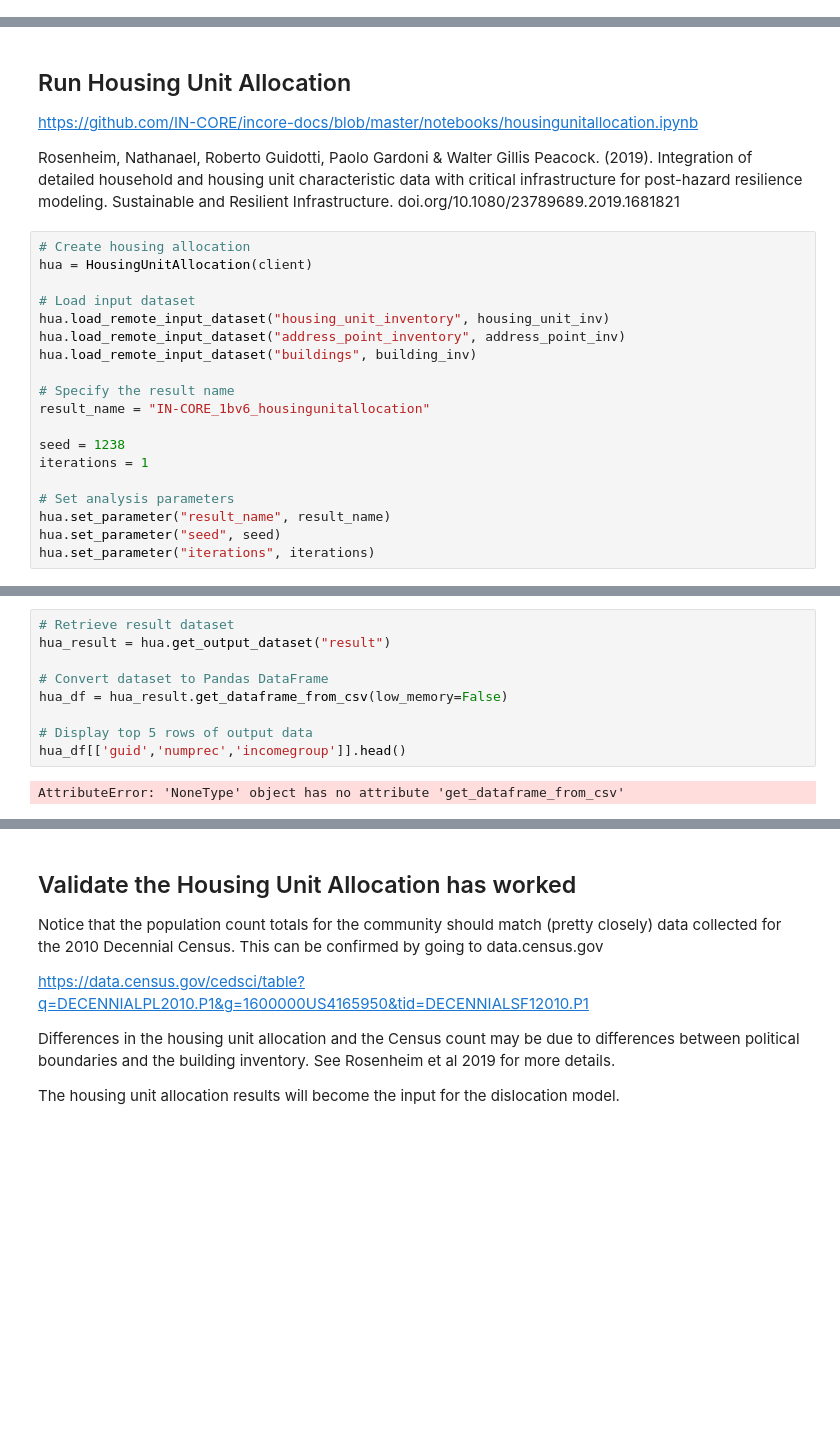
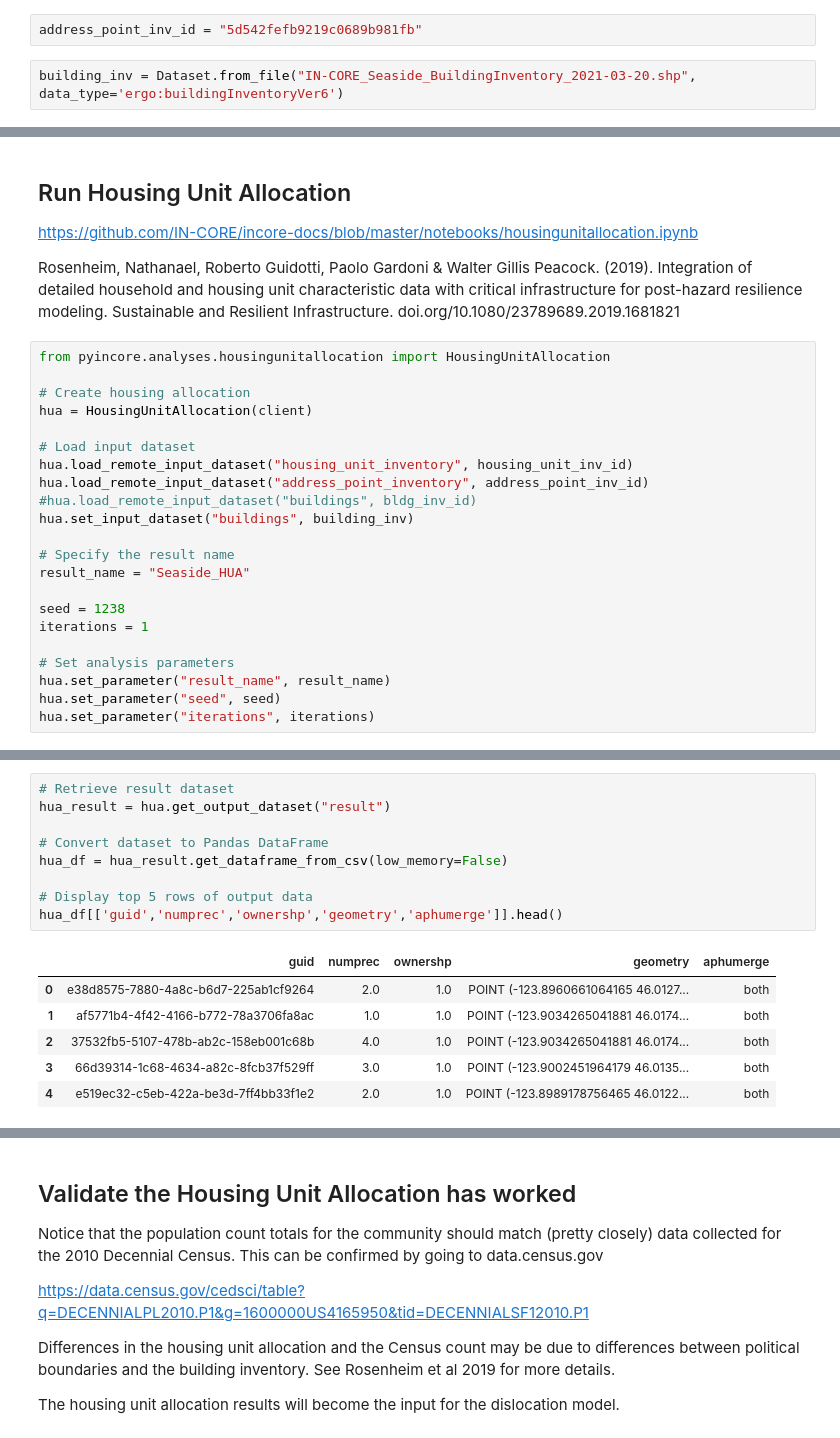
Before and after one commit to OU-CORE/Incore_Optimization_Data, a Jupyter notebook: BldgOptimization.ipynb, the cells around one changed output, grey strips where cells are left out. Drawn from its saved outputs; the diff is of its cells as text; blank space fills up the shorter version.

```diff
--- a/BldgOptimization.ipynb
+++ b/BldgOptimization.ipynb
@@ -361,0 +346,4 @@ a
+# %%
+address_point_inv_id = "5d542fefb9219c0689b981fb"
+# %%
+building_inv = Dataset.from_file("IN-CORE_Seaside_BuildingInventory_2021-03-20.shp", data_type='ergo:buildingInventoryVer6')
@@ -365,16 +364,19 @@ https://github.com/IN-CORE/incore-docs/blob/master/notebooks/housingunitallocati
 
 Rosenheim, Nathanael, Roberto Guidotti, Paolo Gardoni & Walter Gillis Peacock. (2019). Integration of detailed household and housing unit characteristic data with critical infrastructure for post-hazard resilience modeling. Sustainable and Resilient Infrastructure. doi.org/10.1080/23789689.2019.1681821
 # %%
+from pyincore.analyses.housingunitallocation import HousingUnitAllocation
+
 # Create housing allocation
 hua = HousingUnitAllocation(client)
 
 # Load input dataset
-hua.load_remote_input_dataset("housing_unit_inventory", housing_unit_inv)
-hua.load_remote_input_dataset("address_point_inventory", address_point_inv)
-hua.load_remote_input_dataset("buildings", building_inv)
+hua.load_remote_input_dataset("housing_unit_inventory", housing_unit_inv_id)
+hua.load_remote_input_dataset("address_point_inventory", address_point_inv_id)
+#hua.load_remote_input_dataset("buildings", bldg_inv_id)
+hua.set_input_dataset("buildings", building_inv)
 
 # Specify the result name
-result_name = "IN-CORE_1bv6_housingunitallocation"
+result_name = "Seaside_HUA"
 
 seed = 1238
 iterations = 1
@@ -399,11 +399,16 @@ KeyError: 'strctid'
 # %%
 # Retrieve result dataset
 hua_result = hua.get_output_dataset("result")
 
 # Convert dataset to Pandas DataFrame
 hua_df = hua_result.get_dataframe_from_csv(low_memory=False)
 
 # Display top 5 rows of output data
-hua_df[['guid','numprec','incomegroup']].head()
+hua_df[['guid','numprec','ownershp','geometry','aphumerge']].head()
 # %% [output]
-AttributeError: 'NoneType' object has no attribute 'get_dataframe_from_csv'
+|  | guid | numprec | ownershp | geometry | aphumerge |
+| 0 | e38d8575-7880-4a8c-b6d7-225ab1cf9264 | 2.0 | 1.0 | POINT (-123.8960661064165 46.0127... | both |
+| 1 | af5771b4-4f42-4166-b772-78a3706fa8ac | 1.0 | 1.0 | POINT (-123.9034265041881 46.0174... | both |
+| 2 | 37532fb5-5107-478b-ab2c-158eb001c68b | 4.0 | 1.0 | POINT (-123.9034265041881 46.0174... | both |
+| 3 | 66d39314-1c68-4634-a82c-8fcb37f529ff | 3.0 | 1.0 | POINT (-123.9002451964179 46.0135... | both |
+| 4 | e519ec32-c5eb-422a-be3d-7ff4bb33f1e2 | 2.0 | 1.0 | POINT (-123.8989178756465 46.0122... | both |
```
Also changed, not shown: parts of 44 cells of this notebook.
